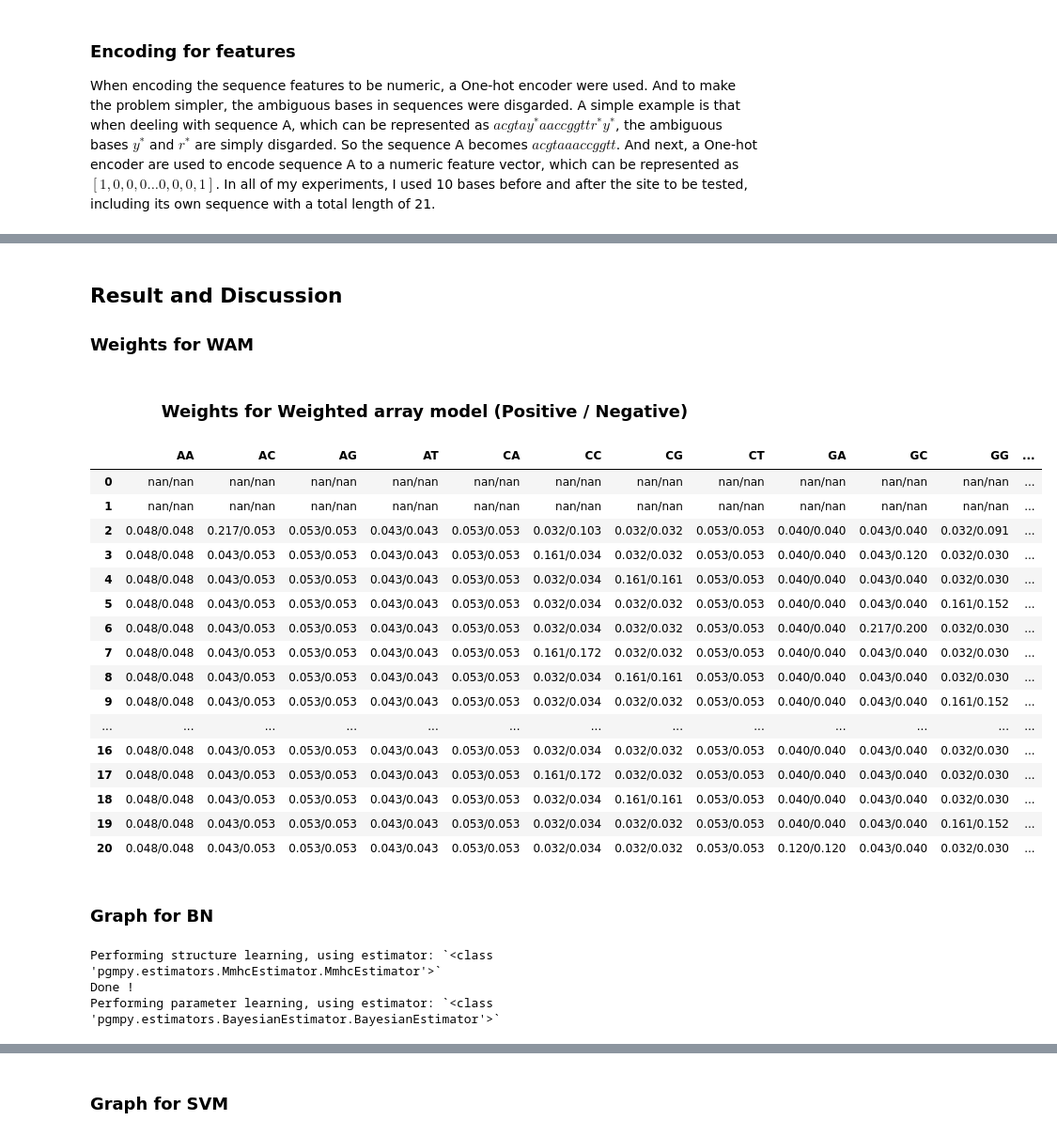
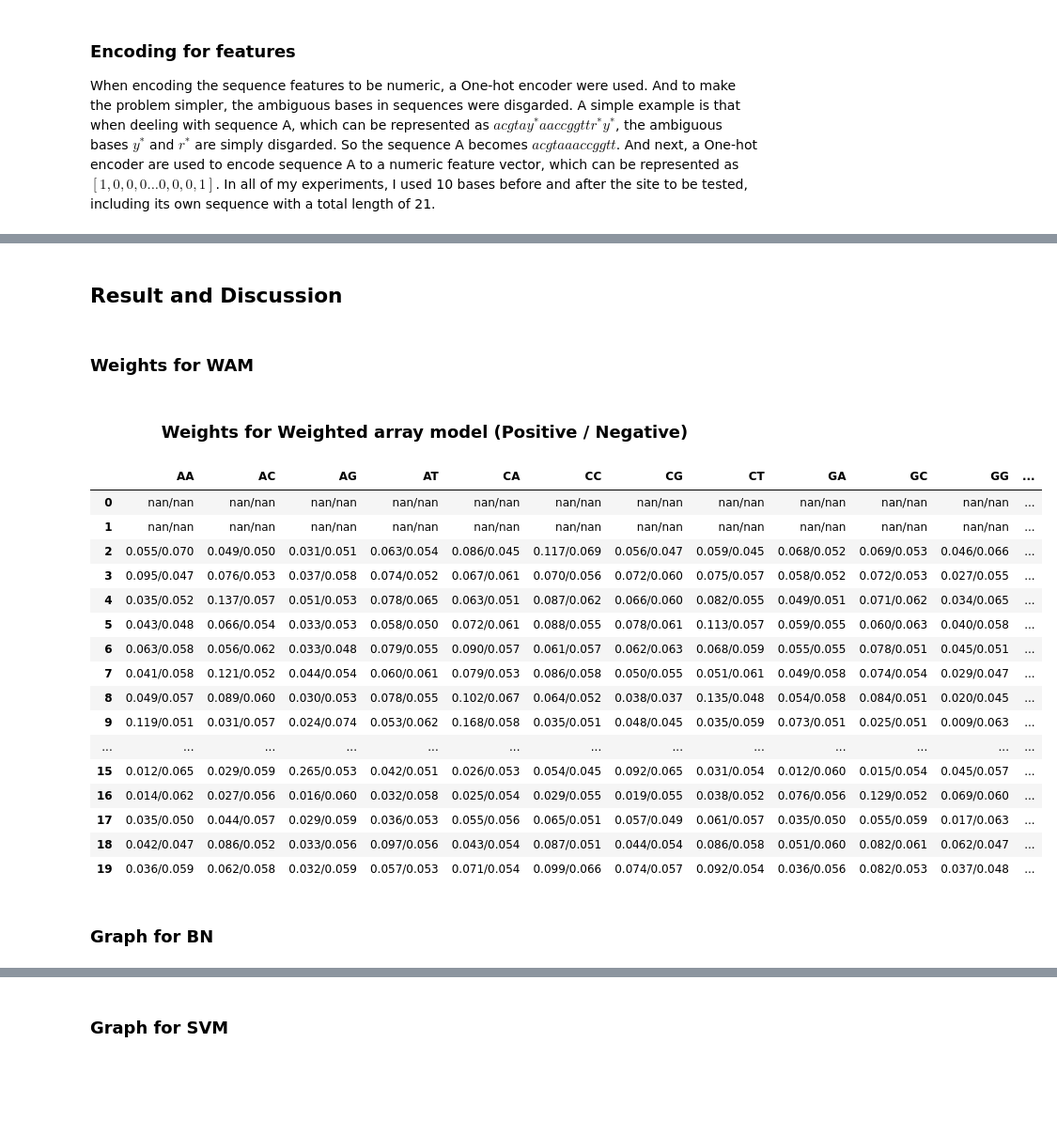
Before and after one commit to AdeBC/GSSR, a Jupyter notebook: Source/Report.ipynb, the cells around one changed output, grey strips where cells are left out. Shown at 94% size. Saved outputs shown, nothing was run; the diff lists cells and outputs as text; code cells hidden in the pictures; blank space fills up the shorter version.

```diff
--- a/Source/Report.ipynb
+++ b/Source/Report.ipynb
@@ -29,6 +43,15 @@ from matplotlib import pyplot as plt
 from IPython.display import display, Markdown
 
 warnings.filterwarnings("ignore")
+training_set, testing_set = load_data()
+
+# https://www.it-swarm.dev/zh/python/%E5%A6%82%E4%BD%95%E4%BB%8E%E7%BB%88%E7%AB%AF%E8%BF%90%E8%A1%8Cipynb-jupyter%E7%AC%94%E8%AE%B0%E6%9C%AC%EF%BC%9F/823861554/
+
+n = 2500
+training_set = pd.concat( (training_set[training_set['IsDonor']==0].sample(n=n),
+                           training_set[training_set['IsDonor']==1].sample(n=n)), axis=0)
+testing_set = pd.concat( (testing_set[testing_set['IsDonor']==0].sample(n=n),
+                          testing_set[testing_set['IsDonor']==1].sample(n=n)), axis=0)
 # %% [output]
 importing Jupyter notebook from Utils.ipynb
 importing Jupyter notebook from Models.ipynb
@@ -64,34 +129,33 @@ model = Model()
 # %% [markdown]
 ## Result and Discussion
-
-### Weights for WAM
+# %% [markdown]
+### Weights for WAM
+# %%
+#display(training_set)
+model.wam.fit(training_set['Seq. features'], training_set['IsDonor'])
+pd.set_option('display.max_columns', None)
+p_rename = lambda x: 'P.{}'.format(x)
+n_rename = lambda x: 'N.{}'.format(x)
 # %%
-model.wam.fit(pd.Series(['ACCGGCCGGAATGTTCCGGAT', 'ACCGGCCGGATTGTTCCGGTT',
-                         'CCCGGCCGGAATGTTCCGGAT', 'GGCGGCCGGATTGTTCCGGTT']),
-          pd.Series([1, 1, 0, 0]))
-pd.set_option('display.max_columns', None)
-p_rename = lambda x: 'P.{}'.format(x)
-n_rename = lambda x: 'N.{}'.format(x)
-
 display(Markdown( '<h3 align="center">Weights for Weighted array model (Positive / Negative)</h3>' ))
 model.wam.positive_weights.applymap(lambda x: '%.3f'%x) + '/' + \
 model.wam.negative_weights.applymap(lambda x: '%.3f'%x)
 # %% [output]
 <h3 align="center">Weights for Weighted array model (Positive / Negative)</h3>
 |  | AA | AC | AG | AT | CA | CC | CG | CT | GA | GC | GG | ... |
 | 0 | nan/nan | nan/nan | nan/nan | nan/nan | nan/nan | nan/nan | nan/nan | nan/nan | nan/nan | nan/nan | nan/nan | ... |
 | 1 | nan/nan | nan/nan | nan/nan | nan/nan | nan/nan | nan/nan | nan/nan | nan/nan | nan/nan | nan/nan | nan/nan | ... |
-| 2 | 0.048/0.048 | 0.217/0.053 | 0.053/0.053 | 0.043/0.043 | 0.053/0.053 | 0.032/0.103 | 0.032/0.032 | 0.053/0.053 | 0.040/0.040 | 0.043/0.040 | 0.032/0.091 | ... |
-| 3 | 0.048/0.048 | 0.043/0.053 | 0.053/0.053 | 0.043/0.043 | 0.053/0.053 | 0.161/0.034 | 0.032/0.032 | 0.053/0.053 | 0.040/0.040 | 0.043/0.120 | 0.032/0.030 | ... |
-| 4 | 0.048/0.048 | 0.043/0.053 | 0.053/0.053 | 0.043/0.043 | 0.053/0.053 | 0.032/0.034 | 0.161/0.161 | 0.053/0.053 | 0.040/0.040 | 0.043/0.040 | 0.032/0.030 | ... |
-| 5 | 0.048/0.048 | 0.043/0.053 | 0.053/0.053 | 0.043/0.043 | 0.053/0.053 | 0.032/0.034 | 0.032/0.032 | 0.053/0.053 | 0.040/0.040 | 0.043/0.040 | 0.161/0.152 | ... |
-| 6 | 0.048/0.048 | 0.043/0.053 | 0.053/0.053 | 0.043/0.043 | 0.053/0.053 | 0.032/0.034 | 0.032/0.032 | 0.053/0.053 | 0.040/0.040 | 0.217/0.200 | 0.032/0.030 | ... |
-| 7 | 0.048/0.048 | 0.043/0.053 | 0.053/0.053 | 0.043/0.043 | 0.053/0.053 | 0.161/0.172 | 0.032/0.032 | 0.053/0.053 | 0.040/0.040 | 0.043/0.040 | 0.032/0.030 | ... |
-| 8 | 0.048/0.048 | 0.043/0.053 | 0.053/0.053 | 0.043/0.043 | 0.053/0.053 | 0.032/0.034 | 0.161/0.161 | 0.053/0.053 | 0.040/0.040 | 0.043/0.040 | 0.032/0.030 | ... |
-| 9 | 0.048/0.048 | 0.043/0.053 | 0.053/0.053 | 0.043/0.043 | 0.053/0.053 | 0.032/0.034 | 0.032/0.032 | 0.053/0.053 | 0.040/0.040 | 0.043/0.040 | 0.161/0.152 | ... |
+| 2 | 0.055/0.070 | 0.049/0.050 | 0.031/0.051 | 0.063/0.054 | 0.086/0.045 | 0.117/0.069 | 0.056/0.047 | 0.059/0.045 | 0.068/0.052 | 0.069/0.053 | 0.046/0.066 | ... |
+| 3 | 0.095/0.047 | 0.076/0.053 | 0.037/0.058 | 0.074/0.052 | 0.067/0.061 | 0.070/0.056 | 0.072/0.060 | 0.075/0.057 | 0.058/0.052 | 0.072/0.053 | 0.027/0.055 | ... |
+| 4 | 0.035/0.052 | 0.137/0.057 | 0.051/0.053 | 0.078/0.065 | 0.063/0.051 | 0.087/0.062 | 0.066/0.060 | 0.082/0.055 | 0.049/0.051 | 0.071/0.062 | 0.034/0.065 | ... |
+| 5 | 0.043/0.048 | 0.066/0.054 | 0.033/0.053 | 0.058/0.050 | 0.072/0.061 | 0.088/0.055 | 0.078/0.061 | 0.113/0.057 | 0.059/0.055 | 0.060/0.063 | 0.040/0.058 | ... |
+| 6 | 0.063/0.058 | 0.056/0.062 | 0.033/0.048 | 0.079/0.055 | 0.090/0.057 | 0.061/0.057 | 0.062/0.063 | 0.068/0.059 | 0.055/0.055 | 0.078/0.051 | 0.045/0.051 | ... |
+| 7 | 0.041/0.058 | 0.121/0.052 | 0.044/0.054 | 0.060/0.061 | 0.079/0.053 | 0.086/0.058 | 0.050/0.055 | 0.051/0.061 | 0.049/0.058 | 0.074/0.054 | 0.029/0.047 | ... |
+| 8 | 0.049/0.057 | 0.089/0.060 | 0.030/0.053 | 0.078/0.055 | 0.102/0.067 | 0.064/0.052 | 0.038/0.037 | 0.135/0.048 | 0.054/0.058 | 0.084/0.051 | 0.020/0.045 | ... |
+| 9 | 0.119/0.051 | 0.031/0.057 | 0.024/0.074 | 0.053/0.062 | 0.168/0.058 | 0.035/0.051 | 0.048/0.045 | 0.035/0.059 | 0.073/0.051 | 0.025/0.051 | 0.009/0.063 | ... |
 | ... | ... | ... | ... | ... | ... | ... | ... | ... | ... | ... | ... | ... |
-| 16 | 0.048/0.048 | 0.043/0.053 | 0.053/0.053 | 0.043/0.043 | 0.053/0.053 | 0.032/0.034 | 0.032/0.032 | 0.053/0.053 | 0.040/0.040 | 0.043/0.040 | 0.032/0.030 | ... |
-| 17 | 0.048/0.048 | 0.043/0.053 | 0.053/0.053 | 0.043/0.043 | 0.053/0.053 | 0.161/0.172 | 0.032/0.032 | 0.053/0.053 | 0.040/0.040 | 0.043/0.040 | 0.032/0.030 | ... |
-| 18 | 0.048/0.048 | 0.043/0.053 | 0.053/0.053 | 0.043/0.043 | 0.053/0.053 | 0.032/0.034 | 0.161/0.161 | 0.053/0.053 | 0.040/0.040 | 0.043/0.040 | 0.032/0.030 | ... |
-| 19 | 0.048/0.048 | 0.043/0.053 | 0.053/0.053 | 0.043/0.043 | 0.053/0.053 | 0.032/0.034 | 0.032/0.032 | 0.053/0.053 | 0.040/0.040 | 0.043/0.040 | 0.161/0.152 | ... |
-| 20 | 0.048/0.048 | 0.043/0.053 | 0.053/0.053 | 0.043/0.043 | 0.053/0.053 | 0.032/0.034 | 0.032/0.032 | 0.053/0.053 | 0.120/0.120 | 0.043/0.040 | 0.032/0.030 | ... |
+| 15 | 0.012/0.065 | 0.029/0.059 | 0.265/0.053 | 0.042/0.051 | 0.026/0.053 | 0.054/0.045 | 0.092/0.065 | 0.031/0.054 | 0.012/0.060 | 0.015/0.054 | 0.045/0.057 | ... |
+| 16 | 0.014/0.062 | 0.027/0.056 | 0.016/0.060 | 0.032/0.058 | 0.025/0.054 | 0.029/0.055 | 0.019/0.055 | 0.038/0.052 | 0.076/0.056 | 0.129/0.052 | 0.069/0.060 | ... |
+| 17 | 0.035/0.050 | 0.044/0.057 | 0.029/0.059 | 0.036/0.053 | 0.055/0.056 | 0.065/0.051 | 0.057/0.049 | 0.061/0.057 | 0.035/0.050 | 0.055/0.059 | 0.017/0.063 | ... |
+| 18 | 0.042/0.047 | 0.086/0.052 | 0.033/0.056 | 0.097/0.056 | 0.043/0.054 | 0.087/0.051 | 0.044/0.054 | 0.086/0.058 | 0.051/0.060 | 0.082/0.061 | 0.062/0.047 | ... |
+| 19 | 0.036/0.059 | 0.062/0.058 | 0.032/0.059 | 0.057/0.053 | 0.071/0.054 | 0.099/0.066 | 0.074/0.057 | 0.092/0.054 | 0.036/0.056 | 0.082/0.053 | 0.037/0.048 | ... |
@@ -98,11 +164,2 @@ model.wam.negative_weights.applymap(lambda x: '%.3f'%x)
 # %% [markdown]
 ### Graph for BN
-# %%
-data = np.random.randint(0, 2, size=(50, 10))
-label = (data.sum(axis=1) > np.mean(data.sum(axis=1))).astype(int)
-test_data = np.random.randint(0, 2, size=(50, 10))
-model.bn.fit(data, label=label, sign_level=0.01)
-# %% [output]
-Performing structure learning, using estimator: `<class 'pgmpy.estimators.MmhcEstimator.MmhcEstimator'>`
-Done !
-Performing parameter learning, using estimator: `<class 'pgmpy.estimators.BayesianEstimator.BayesianEstimator'>`
```
Also changed, not shown: parts of 24 cells of this notebook, 5 other files.
